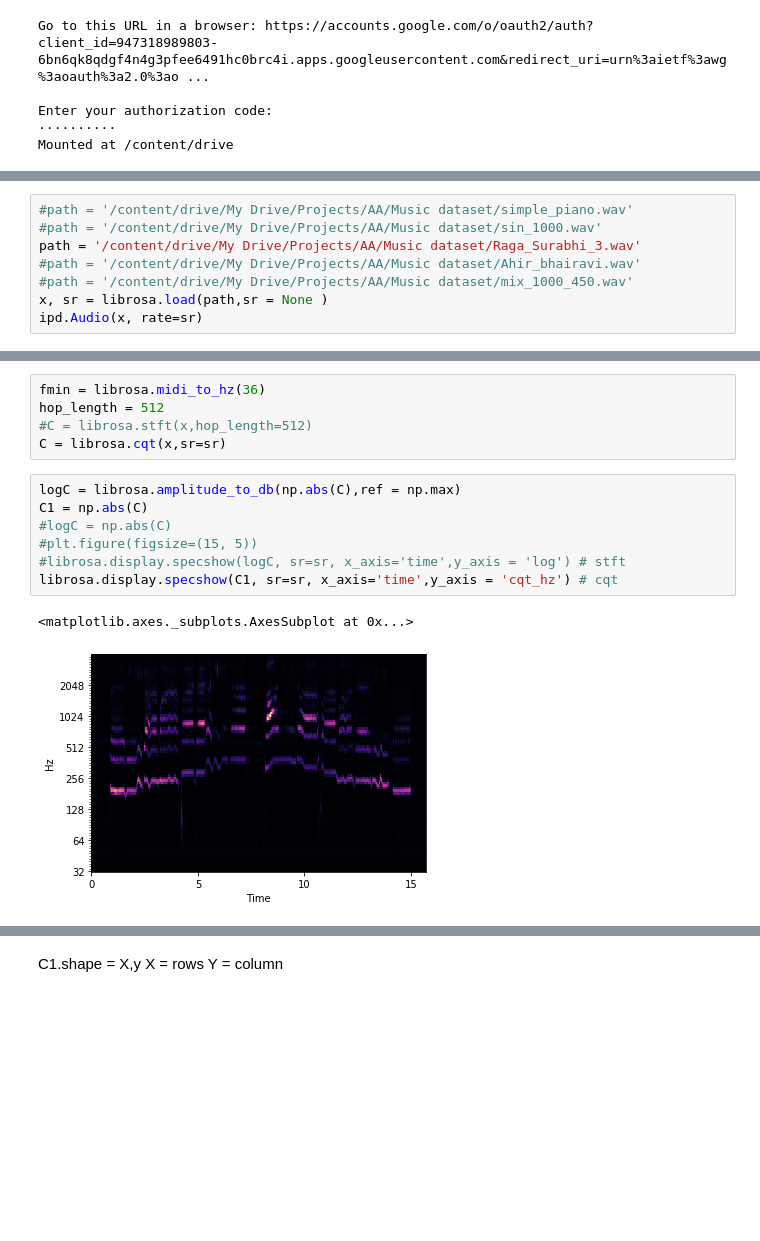
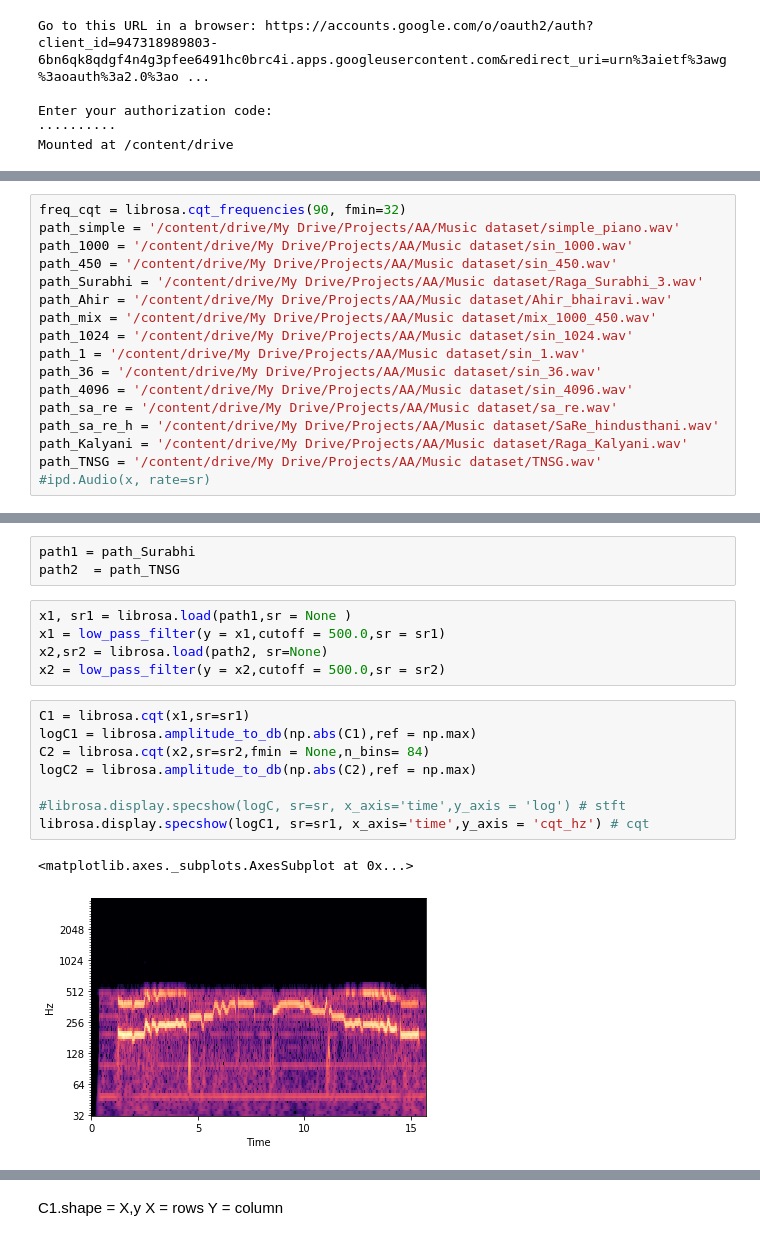
Before and after one commit to Kodhandarama/Audio_Analysis, a Jupyter notebook: pitch_contour.ipynb, the cells around one changed output, grey strips where cells are left out. Saved outputs shown, nothing was run; the diff lists cells and outputs as text; blank space fills up the shorter version.

```diff
--- a/pitch_contour.ipynb
+++ b/pitch_contour.ipynb
@@ -19,8 +51,17 @@ import IPython.display as ipd
 # %%
-#path = '/content/drive/My Drive/Projects/AA/Music dataset/simple_piano.wav'
-#path = '/content/drive/My Drive/Projects/AA/Music dataset/sin_1000.wav'
-path = '/content/drive/My Drive/Projects/AA/Music dataset/Raga_Surabhi_3.wav'
-#path = '/content/drive/My Drive/Projects/AA/Music dataset/Ahir_bhairavi.wav'
-#path = '/content/drive/My Drive/Projects/AA/Music dataset/mix_1000_450.wav'
-x, sr = librosa.load(path,sr = None )
-ipd.Audio(x, rate=sr)
+freq_cqt = librosa.cqt_frequencies(90, fmin=32)
+path_simple = '/content/drive/My Drive/Projects/AA/Music dataset/simple_piano.wav'
+path_1000 = '/content/drive/My Drive/Projects/AA/Music dataset/sin_1000.wav'
+path_450 = '/content/drive/My Drive/Projects/AA/Music dataset/sin_450.wav'
+path_Surabhi = '/content/drive/My Drive/Projects/AA/Music dataset/Raga_Surabhi_3.wav'
+path_Ahir = '/content/drive/My Drive/Projects/AA/Music dataset/Ahir_bhairavi.wav'
+path_mix = '/content/drive/My Drive/Projects/AA/Music dataset/mix_1000_450.wav'
+path_1024 = '/content/drive/My Drive/Projects/AA/Music dataset/sin_1024.wav'
+path_1 = '/content/drive/My Drive/Projects/AA/Music dataset/sin_1.wav'
+path_36 = '/content/drive/My Drive/Projects/AA/Music dataset/sin_36.wav'
+path_4096 = '/content/drive/My Drive/Projects/AA/Music dataset/sin_4096.wav'
+path_sa_re = '/content/drive/My Drive/Projects/AA/Music dataset/sa_re.wav'
+path_sa_re_h = '/content/drive/My Drive/Projects/AA/Music dataset/SaRe_hindusthani.wav'
+path_Kalyani = '/content/drive/My Drive/Projects/AA/Music dataset/Raga_Kalyani.wav'
+path_TNSG = '/content/drive/My Drive/Projects/AA/Music dataset/TNSG.wav'
+#ipd.Audio(x, rate=sr)
@@ -29,15 +68,19 @@ ipd.Audio(x, rate=sr)
-# %%
-fmin = librosa.midi_to_hz(36)
-hop_length = 512
-#C = librosa.stft(x,hop_length=512)
-C = librosa.cqt(x,sr=sr)
+# %%
+path1 = path_Surabhi
+path2  = path_TNSG
+# %%
+x1, sr1 = librosa.load(path1,sr = None )
+x1 = low_pass_filter(y = x1,cutoff = 500.0,sr = sr1)
+x2,sr2 = librosa.load(path2, sr=None)
+x2 = low_pass_filter(y = x2,cutoff = 500.0,sr = sr2)
 # %%
-logC = librosa.amplitude_to_db(np.abs(C),ref = np.max)
-C1 = np.abs(C)
-#logC = np.abs(C)
-#plt.figure(figsize=(15, 5))
+C1 = librosa.cqt(x1,sr=sr1)
+logC1 = librosa.amplitude_to_db(np.abs(C1),ref = np.max)
+C2 = librosa.cqt(x2,sr=sr2,fmin = None,n_bins= 84)
+logC2 = librosa.amplitude_to_db(np.abs(C2),ref = np.max)
+
 #librosa.display.specshow(logC, sr=sr, x_axis='time',y_axis = 'log') # stft
-librosa.display.specshow(C1, sr=sr, x_axis='time',y_axis = 'cqt_hz') # cqt
+librosa.display.specshow(logC1, sr=sr1, x_axis='time',y_axis = 'cqt_hz') # cqt
 # %% [output]
 <matplotlib.axes._subplots.AxesSubplot at 0x...>
-[figure, old version]
+[figure, new version]
```
Also changed, not shown: parts of 9 cells of this notebook.
